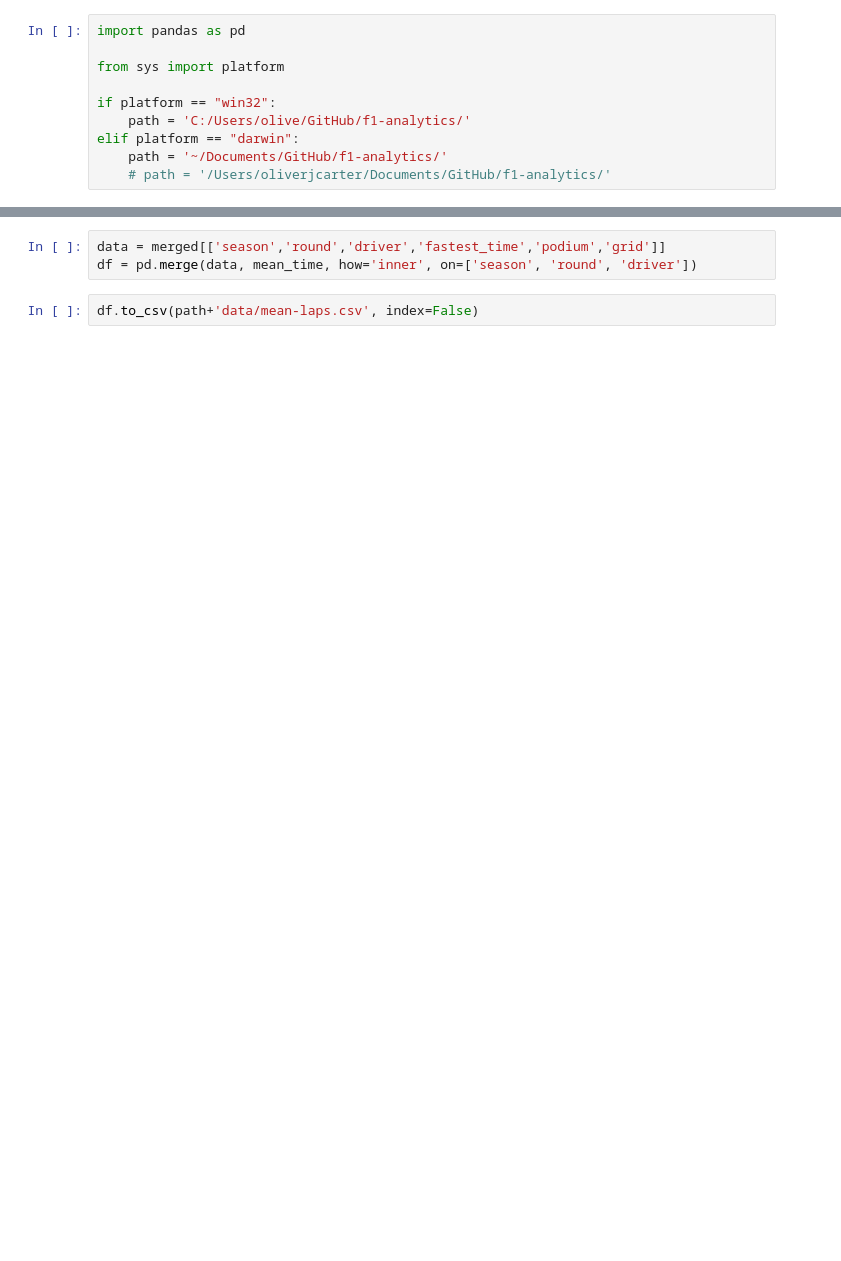
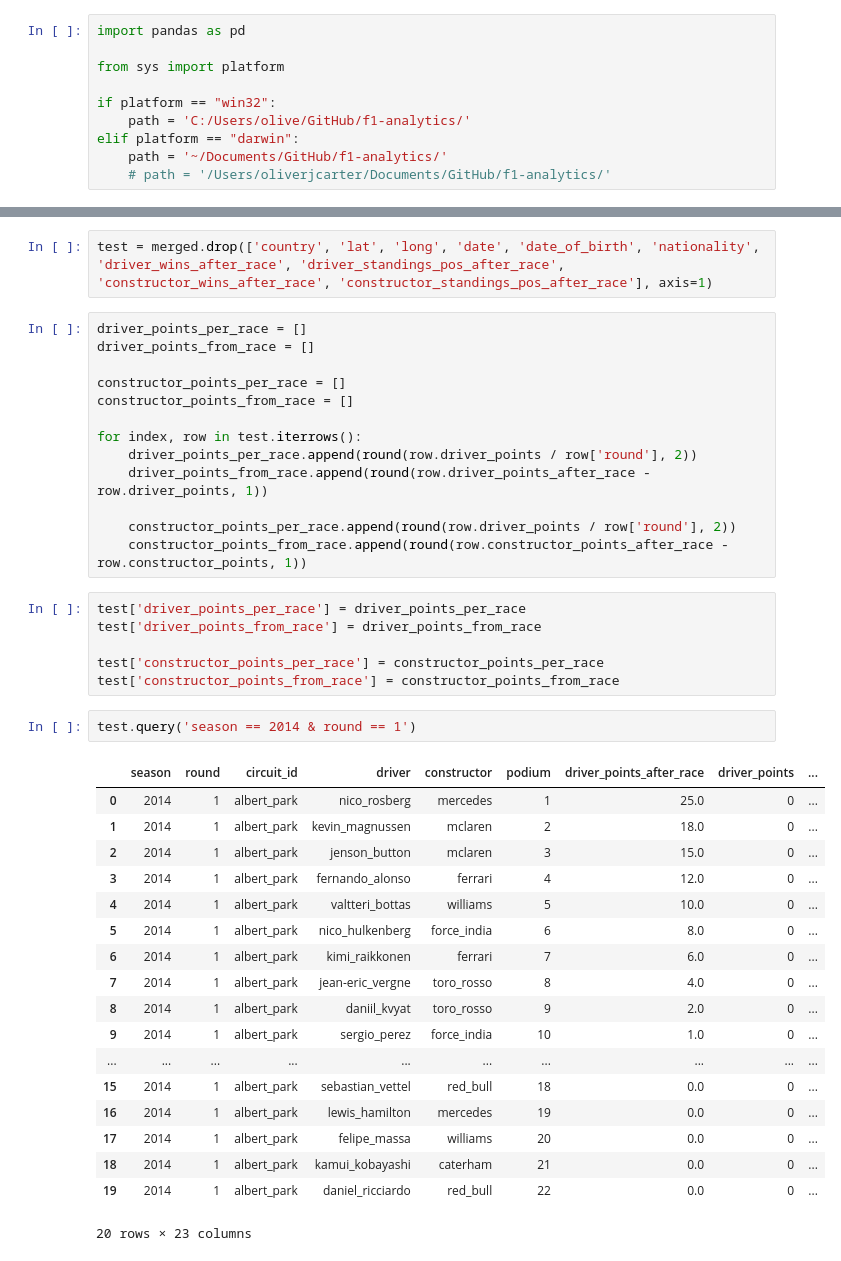
Before and after one commit to ollyjc99/f1-analytics, a Jupyter notebook: data processing/data-processing.ipynb, the cells around one changed output, grey strips where cells are left out. Drawn from its saved outputs; the diff is of its cells as text; blank space fills up the shorter version.

Commit message:
Calculating points in last three races

```diff
--- a/data processing/data-processing.ipynb
+++ b/data processing/data-processing.ipynb
@@ -17,5 +13,42 @@ mean_time['time'] = mean_time.time.apply(lambda x: round(x, 3))
-# %%
-data = merged[['season','round','driver','fastest_time','podium','grid']]
-df = pd.merge(data, mean_time, how='inner', on=['season', 'round', 'driver'])
-# %%
-df.to_csv(path+'data/mean-laps.csv', index=False)
+# %%
+test = merged.drop(['country', 'lat', 'long', 'date', 'date_of_birth', 'nationality', 'driver_wins_after_race', 'driver_standings_pos_after_race',  'constructor_wins_after_race', 'constructor_standings_pos_after_race'], axis=1)
+# %%
+driver_points_per_race = []
+driver_points_from_race = []
+
+constructor_points_per_race = []
+constructor_points_from_race = []
+
+for index, row in test.iterrows():
+    driver_points_per_race.append(round(row.driver_points / row['round'], 2))
+    driver_points_from_race.append(round(row.driver_points_after_race - row.driver_points, 1))
+
+    constructor_points_per_race.append(round(row.driver_points / row['round'], 2))
+    constructor_points_from_race.append(round(row.constructor_points_after_race - row.constructor_points, 1))
+# %%
+test['driver_points_per_race'] = driver_points_per_race
+test['driver_points_from_race'] = driver_points_from_race
+
+test['constructor_points_per_race'] = constructor_points_per_race
+test['constructor_points_from_race'] = constructor_points_from_race
+# %%
+test.query('season == 2014 & round == 1')
+# %% [output]
+|  | season | round | circuit_id | driver | constructor | podium | driver_points_after_race | driver_points | ... |
+| 0 | 2014 | 1 | albert_park | nico_rosberg | mercedes | 1 | 25.0 | 0 | ... |
+| 1 | 2014 | 1 | albert_park | kevin_magnussen | mclaren | 2 | 18.0 | 0 | ... |
+| 2 | 2014 | 1 | albert_park | jenson_button | mclaren | 3 | 15.0 | 0 | ... |
+| 3 | 2014 | 1 | albert_park | fernando_alonso | ferrari | 4 | 12.0 | 0 | ... |
+| 4 | 2014 | 1 | albert_park | valtteri_bottas | williams | 5 | 10.0 | 0 | ... |
+| 5 | 2014 | 1 | albert_park | nico_hulkenberg | force_india | 6 | 8.0 | 0 | ... |
+| 6 | 2014 | 1 | albert_park | kimi_raikkonen | ferrari | 7 | 6.0 | 0 | ... |
+| 7 | 2014 | 1 | albert_park | jean-eric_vergne | toro_rosso | 8 | 4.0 | 0 | ... |
+| 8 | 2014 | 1 | albert_park | daniil_kvyat | toro_rosso | 9 | 2.0 | 0 | ... |
+| 9 | 2014 | 1 | albert_park | sergio_perez | force_india | 10 | 1.0 | 0 | ... |
+| ... | ... | ... | ... | ... | ... | ... | ... | ... | ... |
+| 15 | 2014 | 1 | albert_park | sebastian_vettel | red_bull | 18 | 0.0 | 0 | ... |
+| 16 | 2014 | 1 | albert_park | lewis_hamilton | mercedes | 19 | 0.0 | 0 | ... |
+| 17 | 2014 | 1 | albert_park | felipe_massa | williams | 20 | 0.0 | 0 | ... |
+| 18 | 2014 | 1 | albert_park | kamui_kobayashi | caterham | 21 | 0.0 | 0 | ... |
+| 19 | 2014 | 1 | albert_park | daniel_ricciardo | red_bull | 22 | 0.0 | 0 | ... |
+20 rows × 23 columns
```
Also changed, not shown: parts of 7 cells of this notebook.
